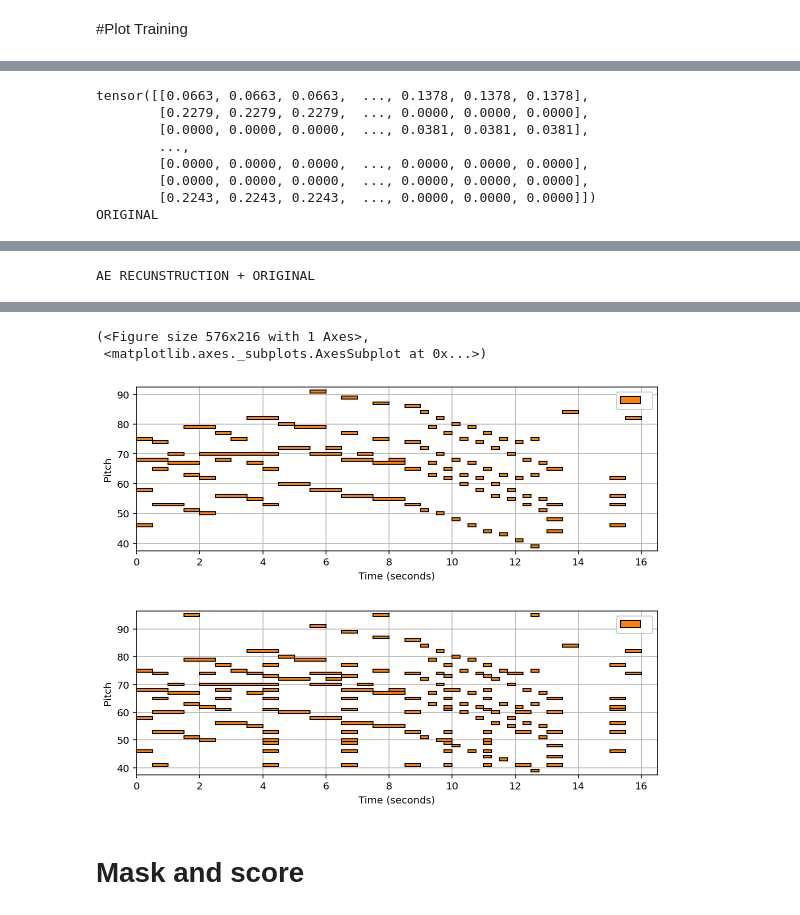
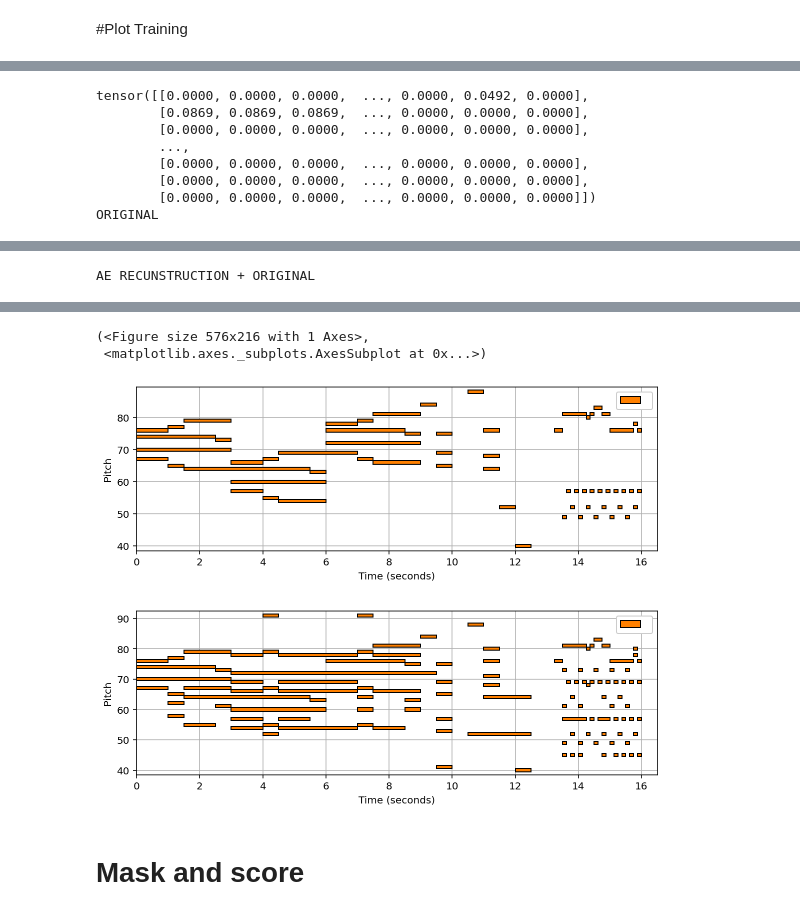
Before and after one commit to jmhuer/Fall2021MusicResearch, a Jupyter notebook: HarmonyReductionAndDecompostion/pytorch_AEwLSTM.ipynb, the cells around one changed output, grey strips where cells are left out. Drawn from its saved outputs; the diff is of its cells as text; code cells hidden in the pictures.

```diff
--- a/HarmonyReductionAndDecompostion/pytorch_AEwLSTM.ipynb
+++ b/HarmonyReductionAndDecompostion/pytorch_AEwLSTM.ipynb
@@ -599,7 +599,7 @@ def get_args():
     parser.add_argument('--intermediate_dim', type=int, default=48)
     parser.add_argument('--stripe_dim', type=int, default=24)
     parser.add_argument('--num_stripes', type=int, default=12)
-    parser.add_argument('--num_active_neurons', type=int, default=1)
+    parser.add_argument('--num_active_neurons', type=int, default=3)
     parser.add_argument('--num_active_stripes', type=int, default=3)
     parser.add_argument('--layer_sparsity_mode', type=str, default='ordinary')  # Set to none, ordinary, boosted, or lifetime.
     parser.add_argument('--stripe_sparsity_mode', type=str, default='none')  # Set to none, ordinary, or routing.
@@ -686,7 +686,7 @@ cuda
 ##START TRAINING
 epochs = 60
 batch_size = 40
-num_train_batches = 30001//batch_size #30001 total examples
+num_train_batches = 54320//batch_size #54320 total examples
 num_test_batches = 297//batch_size
 
 status = History(batch_size=batch_size)
@@ -848,7 +863,7 @@ import IPython.display
 import libfmp.c1
 
 
-index = 104 ## 44 66 & 0 & 1 500 omg 1021
+index = 200 ## 44 66 & 0 & 1 500 omg 1021
 # tranform = dataset["train"].dataset.transform["inverse_norm"]
 for i,batch in enumerate(dataset["train"]):
     if i == index:
@@ -863,43 +878,43 @@ for i,batch in enumerate(dataset["train"]):
         break
 
 
 print("ORIGINAL")
 arr = pad88to128(original_piano_roll, org=64)
 Opm = piano_roll_to_pretty_midi(arr)
 IPython.display.display(IPython.display.Audio(Opm.synthesize(fs=16000), rate=16000))
 Opm.write('ORIGINAL.mid')
 
 Oscore = libfmp.c1.midi_to_list(Opm)
 libfmp.c1.visualize_piano_roll(Oscore, figsize=(8, 3))
 
+piano_rollcopy = piano_roll.clone()
+piano_rollcopy = (piano_rollcopy>=0.4)
+
 
 print("AE RECUNSTRUCTION + ORIGINAL")
-piano_rollcopy = piano_roll.clone()
-piano_rollcopy = (piano_rollcopy>=0.4)
 arr = pad88to128(piano_rollcopy + original_piano_roll, org=64)
 pm = piano_roll_to_pretty_midi(arr)
+IPython.display.display(IPython.display.Audio(pm.synthesize(fs=16000), rate=16000))
 pm.write('AERECUNSTRUCTION&O.mid')
-
-IPython.display.display(IPython.display.Audio(pm.synthesize(fs=16000), rate=16000))
 
 score = libfmp.c1.midi_to_list(pm)
 libfmp.c1.visualize_piano_roll(score, figsize=(8, 3))
 # %% [output]
-tensor([[0.0663, 0.0663, 0.0663,  ..., 0.1378, 0.1378, 0.1378],
-        [0.2279, 0.2279, 0.2279,  ..., 0.0000, 0.0000, 0.0000],
-        [0.0000, 0.0000, 0.0000,  ..., 0.0381, 0.0381, 0.0381],
+tensor([[0.0000, 0.0000, 0.0000,  ..., 0.0000, 0.0492, 0.0000],
+        [0.0869, 0.0869, 0.0869,  ..., 0.0000, 0.0000, 0.0000],
+        [0.0000, 0.0000, 0.0000,  ..., 0.0000, 0.0000, 0.0000],
         ...,
         [0.0000, 0.0000, 0.0000,  ..., 0.0000, 0.0000, 0.0000],
         [0.0000, 0.0000, 0.0000,  ..., 0.0000, 0.0000, 0.0000],
-        [0.2243, 0.2243, 0.2243,  ..., 0.0000, 0.0000, 0.0000]])
+        [0.0000, 0.0000, 0.0000,  ..., 0.0000, 0.0000, 0.0000]])
 ORIGINAL
 [interactive output not drawn]
 AE RECUNSTRUCTION + ORIGINAL
 [interactive output not drawn]
 (<Figure size 576x216 with 1 Axes>,
  <matplotlib.axes._subplots.AxesSubplot at 0x...>)
-[figure, old version]
+[figure, new version]
-[figure, old version]
+[figure, new version]
 # %% [markdown]
 # Mask and score
 # %%
```
Also changed, not shown: parts of 4 cells of this notebook.
